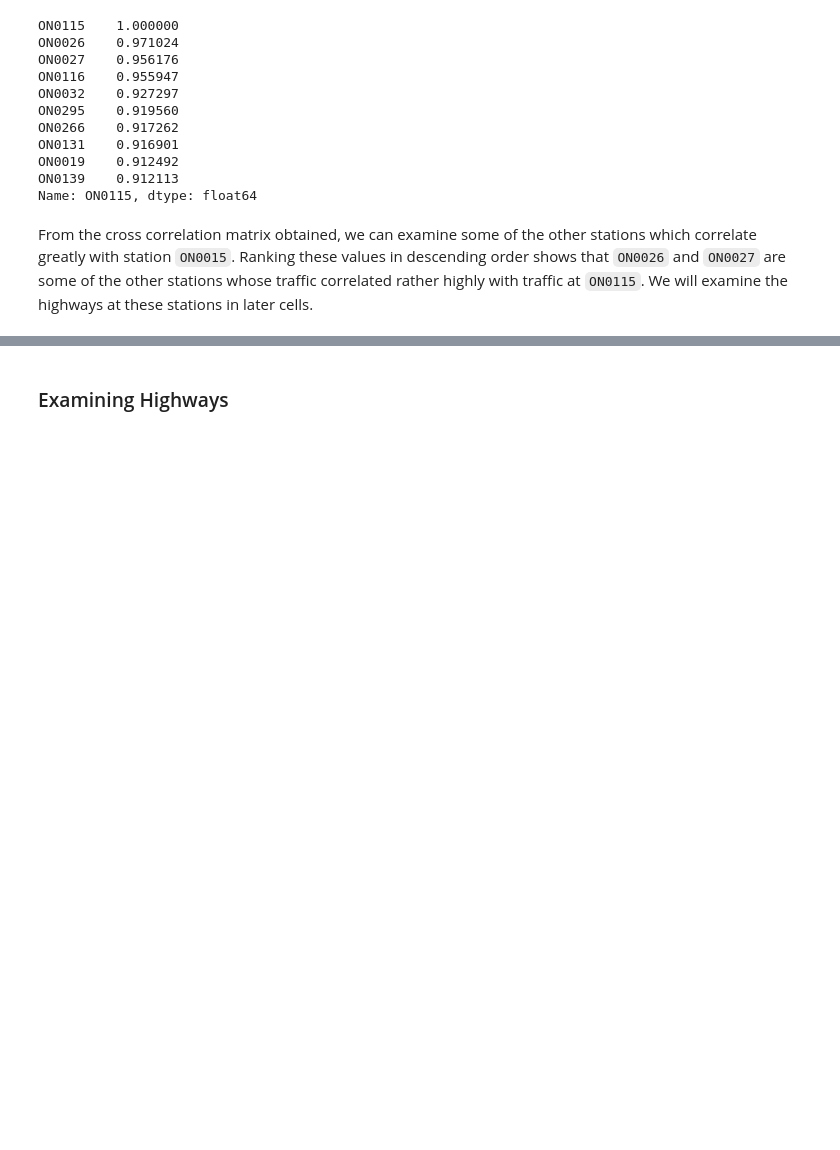
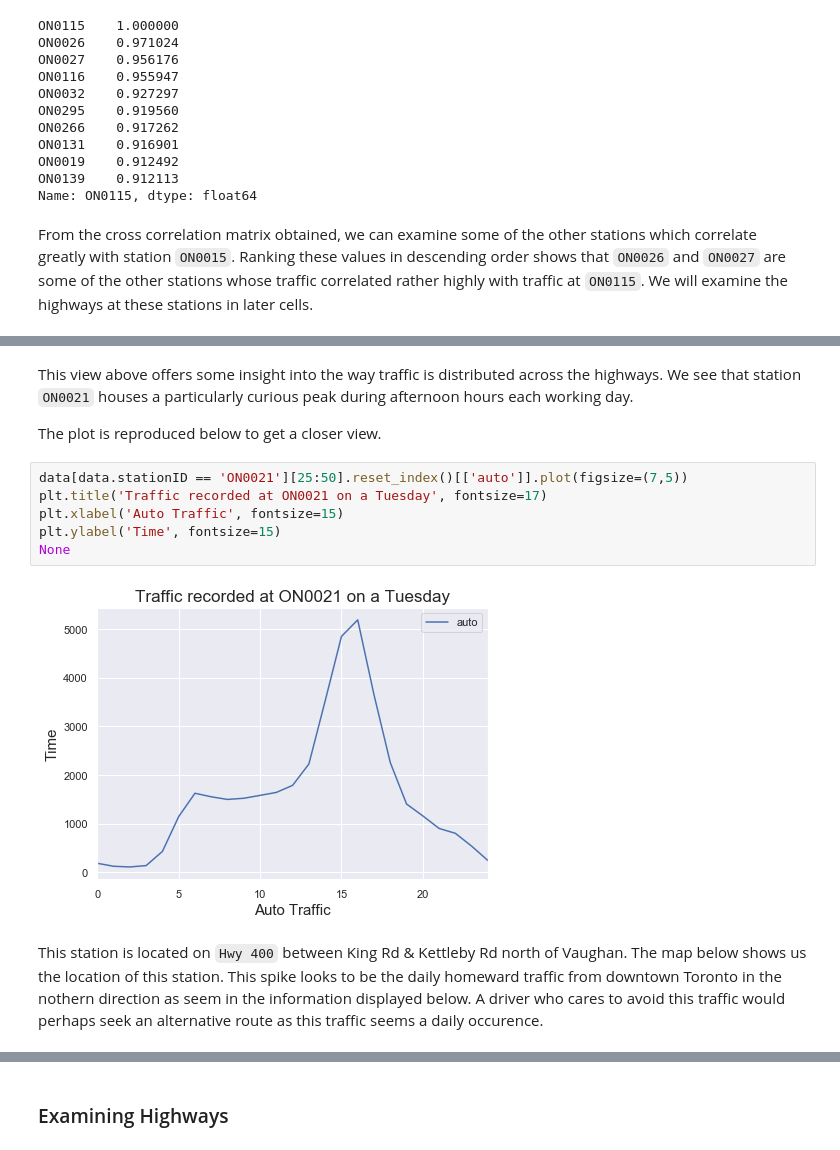
Before and after one commit to Group5github/Group5.github.io, a Jupyter notebook: qtoronto.ipynb, the cells around one changed output, grey strips where cells are left out. Cells and saved outputs as stored; diff of their text form; blank space fills up the shorter version.

```diff
--- a/qtoronto.ipynb
+++ b/qtoronto.ipynb
@@ -307,0 +330,14 @@ plt.tight_layout()
+# %% [markdown]
+This view above offers some insight into the way traffic is distributed across the highways. We see that station `ON0021` houses a particularly curious peak during afternoon hours each working day.
+
+The plot is reproduced below to get a closer view.
+# %%
+data[data.stationID == 'ON0021'][25:50].reset_index()[['auto']].plot(figsize=(7,5))
+plt.title('Traffic recorded at ON0021 on a Tuesday', fontsize=17)
+plt.xlabel('Auto Traffic', fontsize=15)
+plt.ylabel('Time', fontsize=15)
+None
+# %% [output]
+[figure, added]
+# %% [markdown]
+This station is located on `Hwy 400` between King Rd & Kettleby Rd north of Vaughan. The map below shows us the location of this station. This spike looks to be the daily homeward traffic from downtown Toronto in the nothern direction as seem in the information displayed below. A driver who cares to avoid this traffic would perhaps seek an alternative route as this traffic seems a daily occurence.
```
Also changed, not shown: parts of 66 cells of this notebook, 3 other files.
